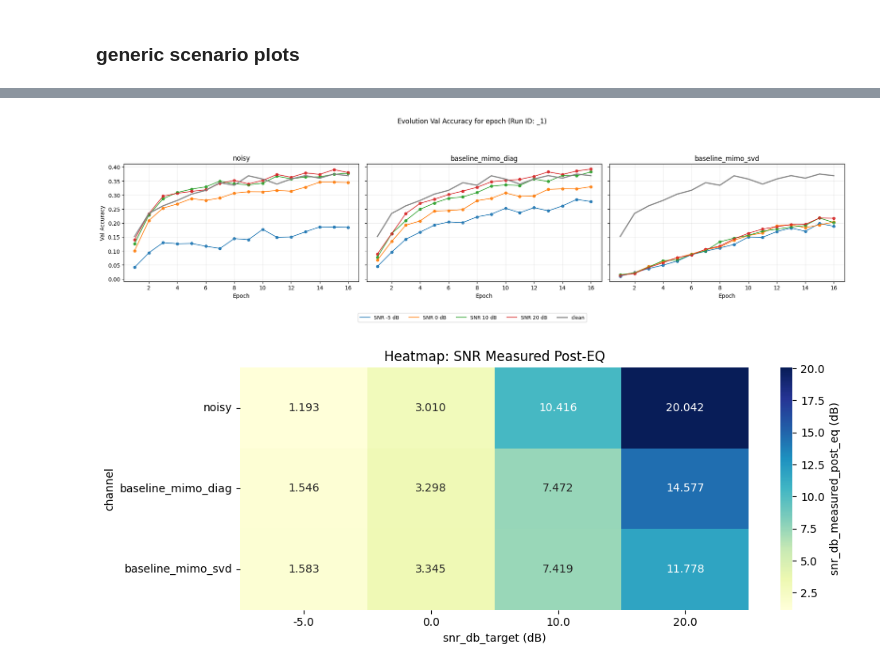
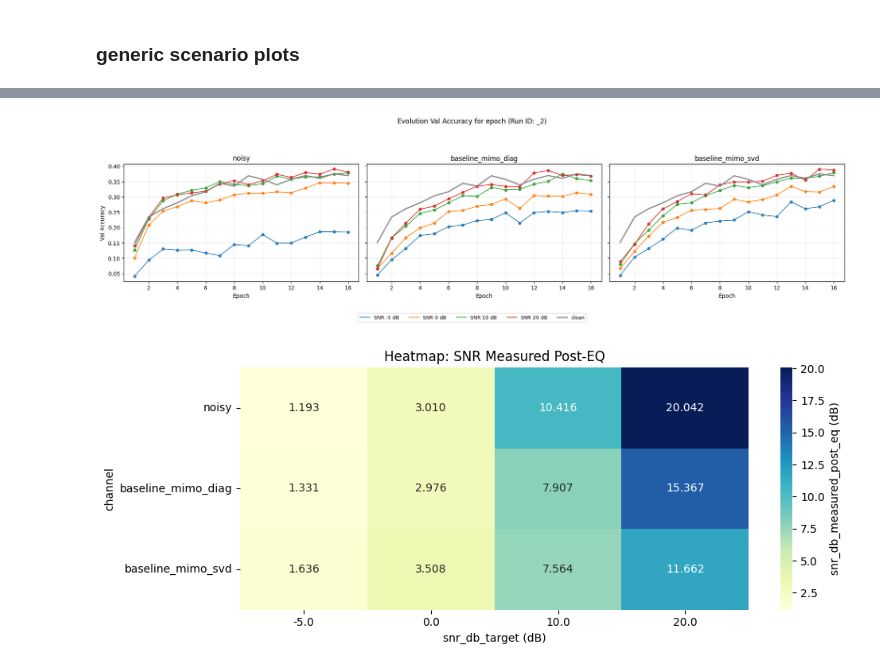
Before and after one commit to sorrentini2002/SemanticMIMO-Framework, a Jupyter notebook: Plots/Plotting_function.ipynb, the cells around one changed output, grey strips where cells are left out. Saved outputs shown, nothing was run; the diff lists cells and outputs as text; code cells hidden in the pictures.

```diff
--- a/Plots/Plotting_function.ipynb
+++ b/Plots/Plotting_function.ipynb
@@ -111,7 +111,7 @@ import matplotlib.pyplot as plt
 
 # --- CONFIGURATION ---
 # Specifica l'ID della run da caricare (es. "", "_1", "_2", etc.)
-run_id = "_1"
+run_id = "_2"
 # ---------------------
 
 # Trova la cartella proposal in modo robusto
@@ -180,34 +180,34 @@ for ax, channel in zip(axes, channels):
         y = [float(epoch_dict.get(key, float("nan"))) for epoch_dict in val_acc]
 
         ax.scatter(epochs, y, s=22, alpha=0.9)
         ax.plot(epochs, y, linewidth=1.4, alpha=0.9, label=f"SNR {snr:g} dB")
 
     # Aggiunta serie clean
     n = min(len(epochs), len(clean_series))
     ax.plot(
         epochs[:n],
         clean_series[:n],
         color="gray",
         linewidth=2.2,
         linestyle="-",
         alpha=0.9,
         label="clean",
     )
 
     ax.set_title(f"{channel}")
     ax.set_xlabel("Epoch")
     ax.grid(alpha=0.25)
 
 # Legenda unica condivisa
 handles, labels = axes[0].get_legend_handles_labels()
 fig.legend(handles, labels, loc="lower center", ncol=5, fontsize=9, frameon=True, bbox_to_anchor=(0.5, -0.02))
 
 axes[0].set_ylabel("Val Accuracy")
 fig.suptitle(f"Evolution Val Accuracy for epoch (Run ID: {run_id if run_id else 'default'})", y=1.02)
 plt.tight_layout(rect=[0, 0.08, 1, 0.93])
 plt.show()
 # %% [output]
-[figure, old version]
+[figure, new version]
 # %%
 import json
 import re
```
Also changed, not shown: parts of 2 cells of this notebook, 9 other files.
